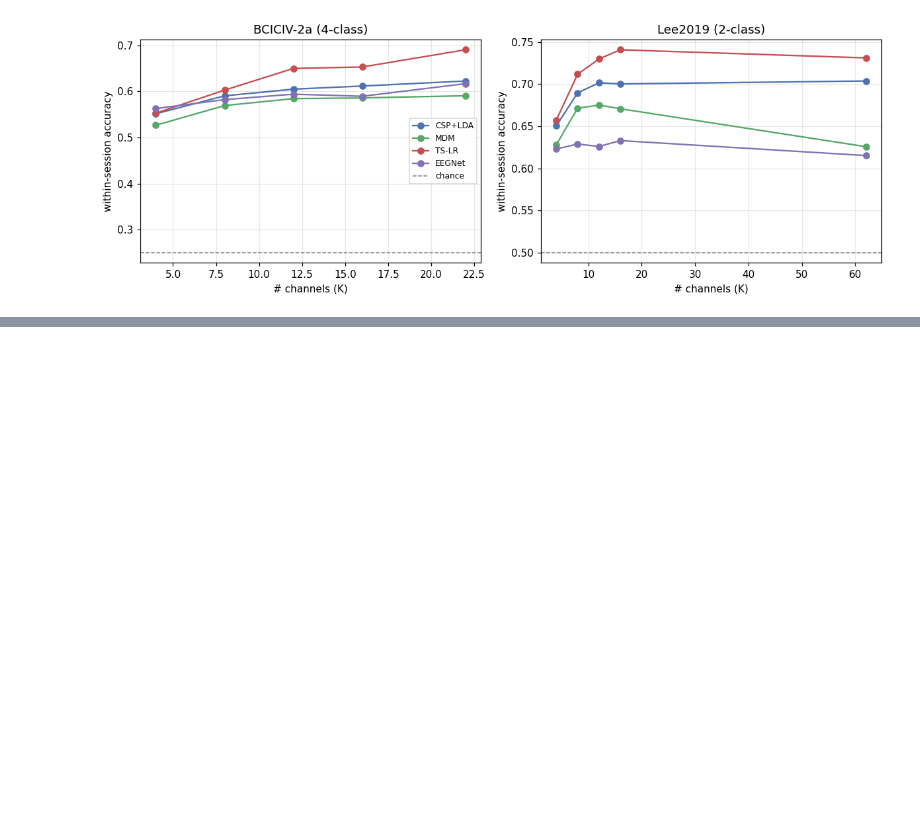
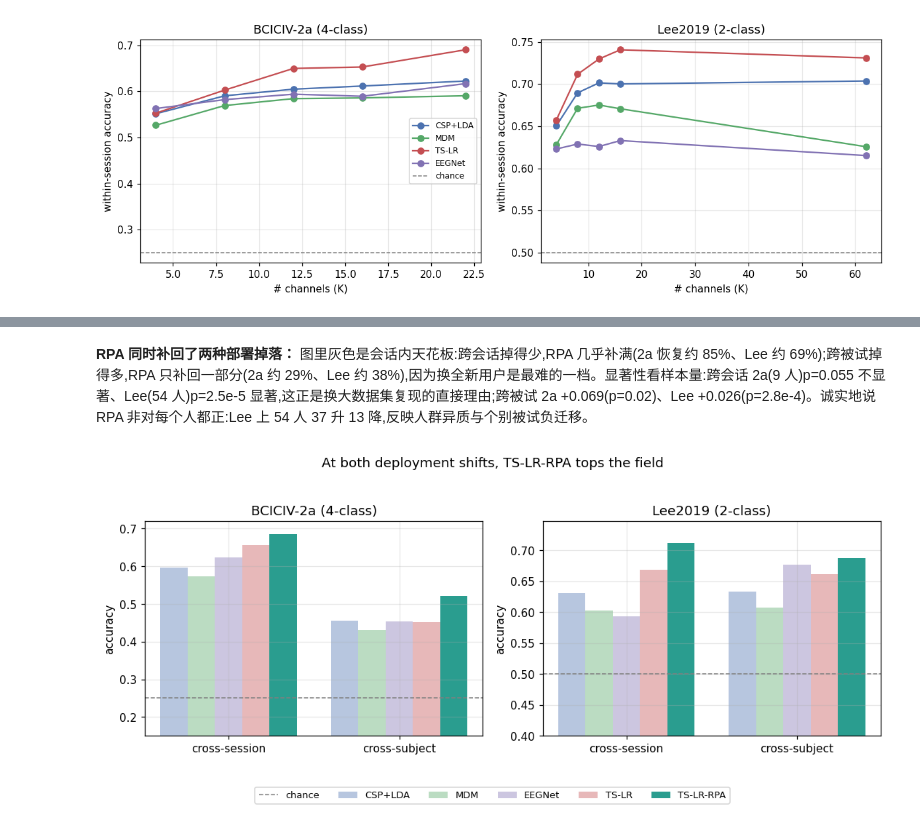
Before and after one commit to Y7sann-Andy/bci-benchmark-mi, a Jupyter notebook: notebooks/results_2a_vs_lee2019.ipynb, the cells around one changed output, grey strips where cells are left out. Saved outputs shown, nothing was run; the diff lists cells and outputs as text; code cells hidden in the pictures; blank space fills up the shorter version.

```diff
--- a/notebooks/results_2a_vs_lee2019.ipynb
+++ b/notebooks/results_2a_vs_lee2019.ipynb
@@ -247,0 +254,29 @@ EEGNet kappa drop 2a->Lee2019: 0.499 -> 0.187 (-63%)
+# %% [markdown]
+**RPA 同时补回了两种部署掉落：** 图里灰色是会话内天花板:跨会话掉得少,RPA 几乎补满(2a 恢复约 85%、Lee 约 69%);跨被试掉得多,RPA 只补回一部分(2a 约 29%、Lee 约 38%),因为换全新用户是最难的一档。显著性看样本量:跨会话 2a(9 人)p=0.055 不显著、Lee(54 人)p=2.5e-5 显著,这正是换大数据集复现的直接理由;跨被试 2a +0.069(p=0.02)、Lee +0.026(p=2.8e-4)。诚实地说 RPA 非对每个人都正:Lee 上 54 人 37 升 13 降,反映人群异质与个别被试负迁移。
+# %%
+# RPA where it operates: at both deployment shifts, TS-LR-RPA tops the field
+M5 = ["CSP+LDA", "MDM", "EEGNet", "TS-LR", "TS-LR-RPA"]
+C5 = {**COLORS, "TS-LR-RPA": "#2A9D8F"}
+protos = ["cross-session", "cross-subject"]
+
+def shift_val(m, proto, crossdf, loso):
+    return crossdf[crossdf.method == m].score.mean() if proto == "cross-session" else loso[m].mean()
+
+fig, axes = plt.subplots(1, 2, figsize=(10, 4.4))
+for ax, (name, crossdf, loso, chance) in zip(axes, [
+        ("BCICIV-2a (4-class)", a_cross, a_loso_b, 0.25),
+        ("Lee2019 (2-class)", lee_cross, l_loso_b, 0.50)]):
+    x = np.arange(len(protos)); w = 0.16
+    for j, m in enumerate(M5):
+        vals = [shift_val(m, p, crossdf, loso) for p in protos]
+        ax.bar(x + (j - 2) * w, vals, w, color=C5[m], label=m,
+               alpha=1.0 if m == "TS-LR-RPA" else 0.4)
+    ax.axhline(chance, ls="--", c="gray", lw=1, label="chance")
+    ax.set_ylim(bottom=chance-0.1)
+    ax.set_xticks(x); ax.set_xticklabels(protos); ax.set_title(name); ax.set_ylabel("accuracy")
+h, l = axes[0].get_legend_handles_labels()
+fig.legend(h, l, loc="lower center", ncol=6, fontsize=8.5, bbox_to_anchor=(0.5, -0.02))
+fig.suptitle("At both deployment shifts, TS-LR-RPA tops the field")
+fig.tight_layout(rect=[0, 0.1, 1, 0.95]); plt.show()
+# %% [output]
+[figure, added]
```
Also changed, not shown: parts of 41 cells of this notebook, 8 other files.
